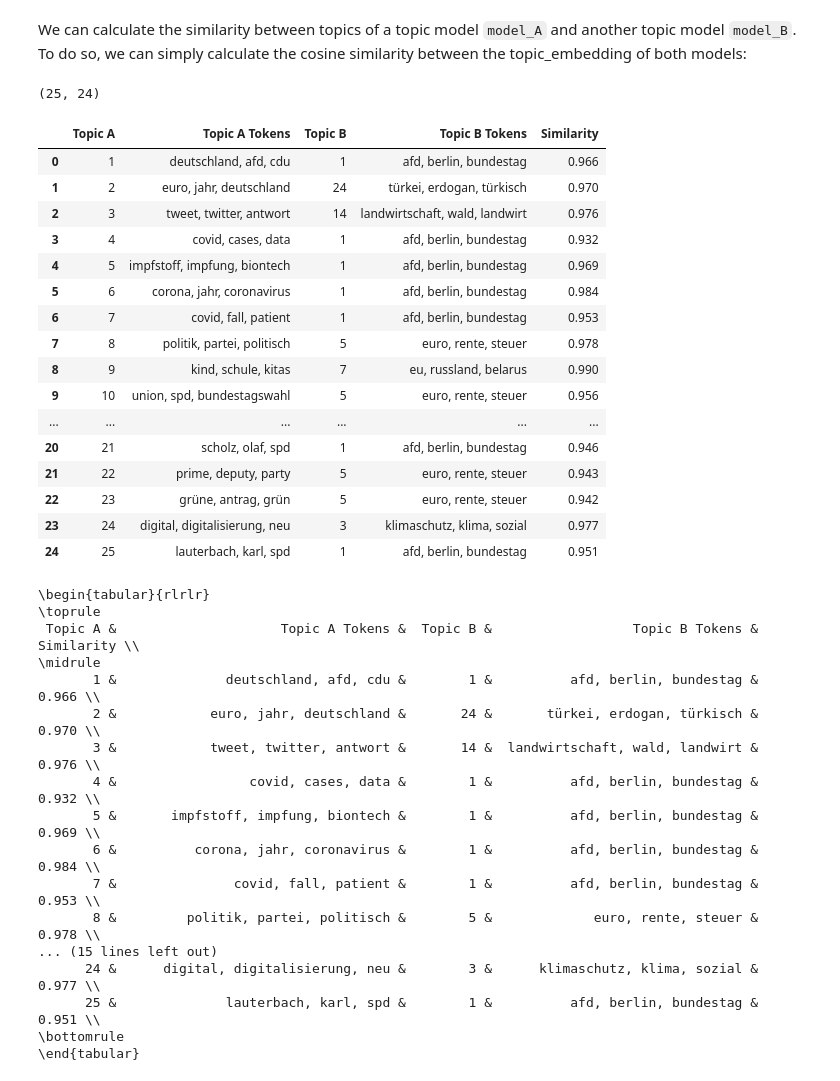
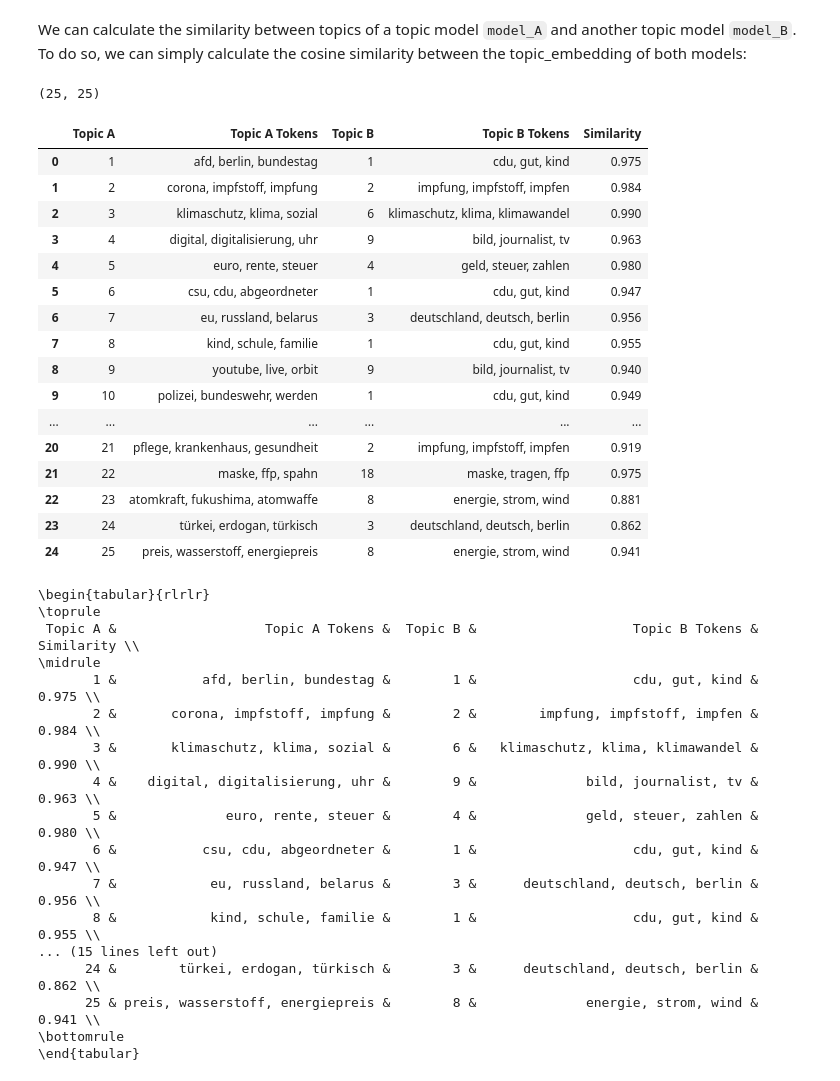
Before and after one commit to NilsHellwig/Topic_Modelling_Twitter_German_Federal_Election_2021, a Jupyter notebook: 03 Train Model/compare_bertopic_models.ipynb, the cells around one changed output. Drawn from its saved outputs; the diff is of its cells as text; code cells hidden in the pictures.

Commit message:
add results

```diff
--- a/03 Train Model/compare_bertopic_models.ipynb
+++ b/03 Train Model/compare_bertopic_models.ipynb
@@ -15,6 +15,6 @@ comparison_path = "mentions_text_vs_political_party_accounts_text"
 # %%
-model_A_path = "results_mentions_text/model"
-model_B_path = "results_political_party_accounts_text/model"
+model_A_path = "results_political_party_accounts_text/model"
+model_B_path = "results_mentions_text/model"
 # %%
 model_A = BERTopic.load(model_A_path)
 model_B = BERTopic.load(model_B_path)
@@ -25,70 +25,70 @@ model_B_name = "Political Party Accounts (Text)"
 # %% [markdown]
 We can calculate the similarity between topics of a topic model `model_A` and another topic model `model_B`. To do so, we can simply calculate the cosine similarity between the topic_embedding of both models:
 # %%
-model_A_embeddings = model_A.topic_embeddings_[1:]
+model_A_embeddings = model_A.topic_embeddings_[0:]
 model_B_embeddings = model_B.topic_embeddings_[1:]
 sim_matrix = cosine_similarity(model_A_embeddings, model_B_embeddings)
 # %%
 len(model_A_embeddings), len(model_B_embeddings)
 # %% [output]
-(25, 24)
+(25, 25)
 # %%
 import pandas as pd
 
 data_similarity = []
 for topic_of_interest in range(0, len(model_A_embeddings)):
     model_A_tokens = model_A.get_topic(topic_of_interest)
     most_similar_topic = np.argmax(sim_matrix[topic_of_interest])
-    model_B_tokens = model_B.get_topic(most_similar_topic)[:20]
+    model_B_tokens = model_B.get_topic(most_similar_topic)
 
     row = {
         'Topic A': topic_of_interest + 1,
         'Topic A Tokens': ', '.join([token[0] for token in model_A_tokens[:3]]),
         'Topic B': most_similar_topic + 1,
         'Topic B Tokens': ', '.join([token[0] for token in model_B_tokens[:3]]),
         'Similarity': round(sim_matrix[topic_of_interest][most_similar_topic], 3)
     }
     data_similarity.append(row)
 
 df_similarity = pd.DataFrame(data_similarity)
 df_similarity
 # %% [output]
 |  | Topic A | Topic A Tokens | Topic B | Topic B Tokens | Similarity |
-| 0 | 1 | deutschland, afd, cdu | 1 | afd, berlin, bundestag | 0.966 |
-| 1 | 2 | euro, jahr, deutschland | 24 | türkei, erdogan, türkisch | 0.970 |
-| 2 | 3 | tweet, twitter, antwort | 14 | landwirtschaft, wald, landwirt | 0.976 |
-| 3 | 4 | covid, cases, data | 1 | afd, berlin, bundestag | 0.932 |
-| 4 | 5 | impfstoff, impfung, biontech | 1 | afd, berlin, bundestag | 0.969 |
-| 5 | 6 | corona, jahr, coronavirus | 1 | afd, berlin, bundestag | 0.984 |
-| 6 | 7 | covid, fall, patient | 1 | afd, berlin, bundestag | 0.953 |
-| 7 | 8 | politik, partei, politisch | 5 | euro, rente, steuer | 0.978 |
-| 8 | 9 | kind, schule, kitas | 7 | eu, russland, belarus | 0.990 |
-| 9 | 10 | union, spd, bundestagswahl | 5 | euro, rente, steuer | 0.956 |
+| 0 | 1 | afd, berlin, bundestag | 1 | cdu, gut, kind | 0.975 |
+| 1 | 2 | corona, impfstoff, impfung | 2 | impfung, impfstoff, impfen | 0.984 |
+| 2 | 3 | klimaschutz, klima, sozial | 6 | klimaschutz, klima, klimawandel | 0.990 |
+| 3 | 4 | digital, digitalisierung, uhr | 9 | bild, journalist, tv | 0.963 |
+| 4 | 5 | euro, rente, steuer | 4 | geld, steuer, zahlen | 0.980 |
+| 5 | 6 | csu, cdu, abgeordneter | 1 | cdu, gut, kind | 0.947 |
+| 6 | 7 | eu, russland, belarus | 3 | deutschland, deutsch, berlin | 0.956 |
+| 7 | 8 | kind, schule, familie | 1 | cdu, gut, kind | 0.955 |
+| 8 | 9 | youtube, live, orbit | 9 | bild, journalist, tv | 0.940 |
+| 9 | 10 | polizei, bundeswehr, werden | 1 | cdu, gut, kind | 0.949 |
 | ... | ... | ... | ... | ... | ... |
-| 20 | 21 | scholz, olaf, spd | 1 | afd, berlin, bundestag | 0.946 |
-| 21 | 22 | prime, deputy, party | 5 | euro, rente, steuer | 0.943 |
-| 22 | 23 | grüne, antrag, grün | 5 | euro, rente, steuer | 0.942 |
-| 23 | 24 | digital, digitalisierung, neu | 3 | klimaschutz, klima, sozial | 0.977 |
-| 24 | 25 | lauterbach, karl, spd | 1 | afd, berlin, bundestag | 0.951 |
+| 20 | 21 | pflege, krankenhaus, gesundheit | 2 | impfung, impfstoff, impfen | 0.919 |
+| 21 | 22 | maske, ffp, spahn | 18 | maske, tragen, ffp | 0.975 |
+| 22 | 23 | atomkraft, fukushima, atomwaffe | 8 | energie, strom, wind | 0.881 |
+| 23 | 24 | türkei, erdogan, türkisch | 3 | deutschland, deutsch, berlin | 0.862 |
+| 24 | 25 | preis, wasserstoff, energiepreis | 8 | energie, strom, wind | 0.941 |
 # %%
 latex_table = df_similarity.to_latex(index=False)
 print(latex_table)
 # %% [output]
 \begin{tabular}{rlrlr}
 \toprule
- Topic A &                     Topic A Tokens &  Topic B &                  Topic B Tokens &  Similarity \\
+ Topic A &                   Topic A Tokens &  Topic B &                    Topic B Tokens &  Similarity \\
 \midrule
-       1 &              deutschland, afd, cdu &        1 &          afd, berlin, bundestag &       0.966 \\
-       2 &            euro, jahr, deutschland &       24 &       türkei, erdogan, türkisch &       0.970 \\
-       3 &            tweet, twitter, antwort &       14 &  landwirtschaft, wald, landwirt &       0.976 \\
-       4 &                 covid, cases, data &        1 &          afd, berlin, bundestag &       0.932 \\
-       5 &       impfstoff, impfung, biontech &        1 &          afd, berlin, bundestag &       0.969 \\
-       6 &          corona, jahr, coronavirus &        1 &          afd, berlin, bundestag &       0.984 \\
-       7 &               covid, fall, patient &        1 &          afd, berlin, bundestag &       0.953 \\
-       8 &         politik, partei, politisch &        5 &             euro, rente, steuer &       0.978 \\
+       1 &           afd, berlin, bundestag &        1 &                    cdu, gut, kind &       0.975 \\
+       2 &       corona, impfstoff, impfung &        2 &        impfung, impfstoff, impfen &       0.984 \\
+       3 &       klimaschutz, klima, sozial &        6 &   klimaschutz, klima, klimawandel &       0.990 \\
+       4 &    digital, digitalisierung, uhr &        9 &              bild, journalist, tv &       0.963 \\
+       5 &              euro, rente, steuer &        4 &              geld, steuer, zahlen &       0.980 \\
+       6 &           csu, cdu, abgeordneter &        1 &                    cdu, gut, kind &       0.947 \\
+       7 &            eu, russland, belarus &        3 &      deutschland, deutsch, berlin &       0.956 \\
+       8 &            kind, schule, familie &        1 &                    cdu, gut, kind &       0.955 \\
 ... (15 lines left out)
-      24 &      digital, digitalisierung, neu &        3 &      klimaschutz, klima, sozial &       0.977 \\
-      25 &              lauterbach, karl, spd &        1 &          afd, berlin, bundestag &       0.951 \\
+      24 &        türkei, erdogan, türkisch &        3 &      deutschland, deutsch, berlin &       0.862 \\
+      25 & preis, wasserstoff, energiepreis &        8 &              energie, strom, wind &       0.941 \\
 \bottomrule
 \end{tabular}
 # %%
```
Also changed, not shown: parts of 8 cells of this notebook, 52 other files.
